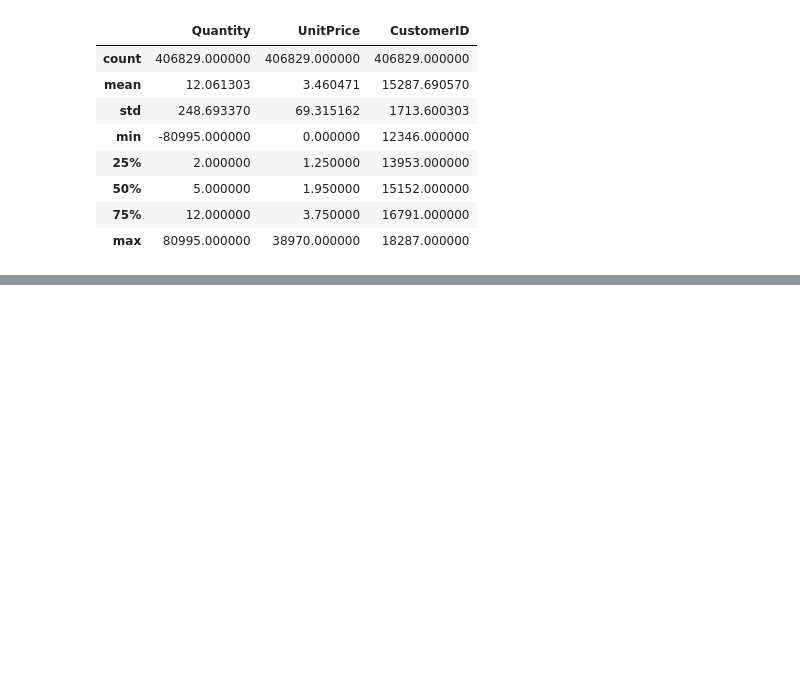
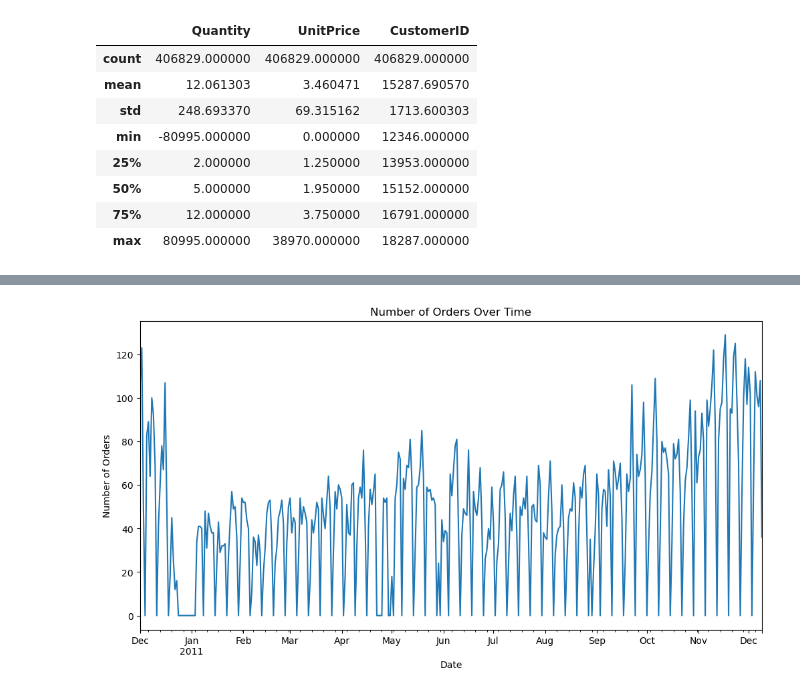
Before and after one commit to kflemming30/Customer-Segmentation, a Jupyter notebook: Segmentation.ipynb, the cells around one changed output, grey strips where cells are left out. Cells and saved outputs as stored; diff of their text form; code cells hidden in the pictures; blank space fills up the shorter version.

```diff
--- a/Segmentation.ipynb
+++ b/Segmentation.ipynb
@@ -117,0 +192,15 @@ onlineretail_cleaned.describe()
+# %%
+import matplotlib.pyplot as plt
+
+# Resampling to a daily frequency
+daily_orders = onlineretail_filtered.resample('D', on='InvoiceDate').InvoiceNo.nunique()
+
+# Plotting
+plt.figure(figsize=(12, 6))
+daily_orders.plot()
+plt.title('Number of Orders Over Time')
+plt.xlabel('Date')
+plt.ylabel('Number of Orders')
+plt.show()
+# %% [output]
+[figure, added]
```
Also changed, not shown: parts of 14 cells of this notebook.
